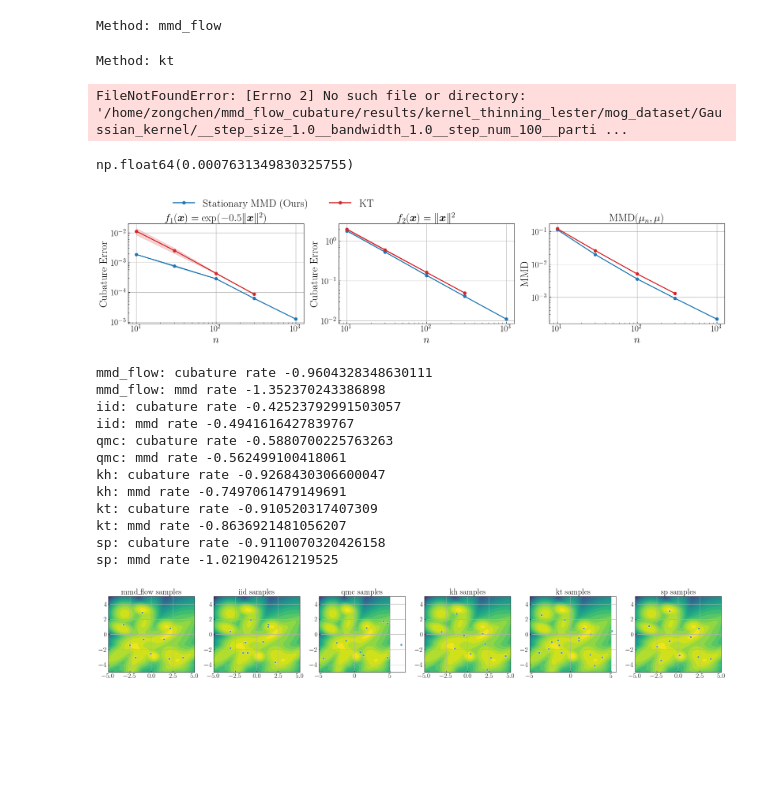
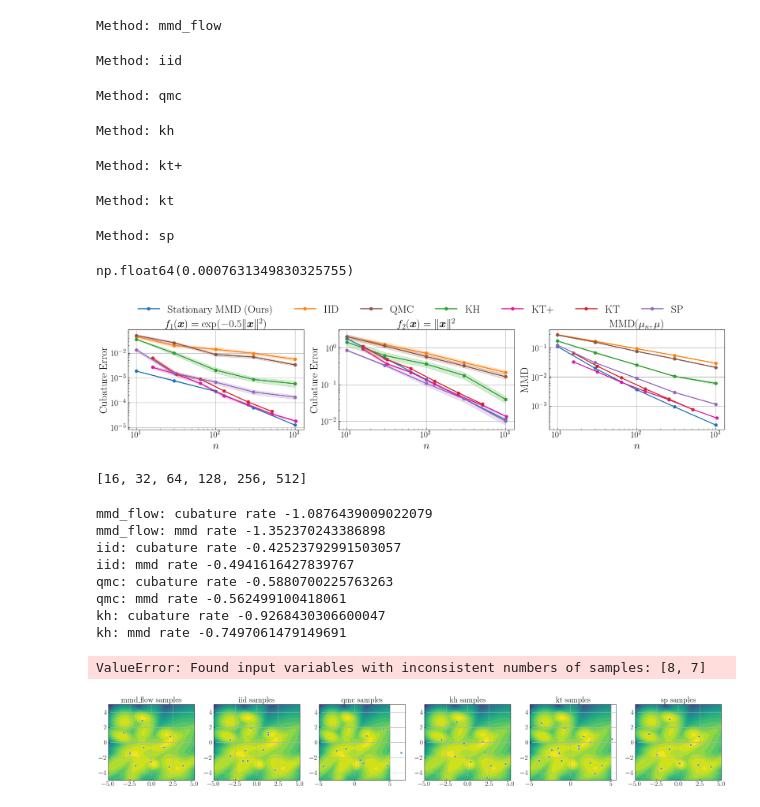
Before and after one commit to hudsonchen/MMDF_cubature, a Jupyter notebook: plotting_notebooks/mog.ipynb, the cells around one changed output. Drawn from its saved outputs; the diff is of its cells as text; code cells hidden in the pictures; blank space fills up the shorter version.

```diff
--- a/plotting_notebooks/mog.ipynb
+++ b/plotting_notebooks/mog.ipynb
@@ -59,9 +61,8 @@ for method in methods_list:
         particle_num_list = [10, 30, 100, 300, 1000]
         step_num_list = [10000, 100000, 100000, 1000000, 3000000]
     elif method == 'kt':
-        # kt_particle_num_list = [16, 32, 64, 128, 256, 512, 1024]
-        # particle_num_list = kt_particle_num_list
-        kt_particle_num_list = [10, 30, 100, 300]
+        kt_particle_num_list = [16, 32, 64, 128, 256, 512]
+        # kt_particle_num_list = [10, 30, 100, 300]
         particle_num_list = kt_particle_num_list
     elif method == 'kt+':
         kt_plus_particle_num_list = [16, 32, 64, 128, 256, 512, 1024]
@@ -94,14 +95,14 @@ for method in methods_list:
                 samples = np.load(dir_path + 'kernel_herding_samples.npy')
 
             elif method == 'kt':
-                dir_path = f"/home/zongchen/mmd_flow_cubature/results/kernel_thinning_lester/mog_dataset/Gaussian_kernel/"
+                dir_path = f"/home/zongchen/mmd_flow_cubature/results/kt/mog_dataset/Gaussian_kernel/"
                 dir_path += f"__step_size_1.0__bandwidth_1.0__step_num_100__particle_num_{particle_num}__inject_noise_scale_0.0__seed_{seed}__complete/"
                 samples = np.load(dir_path + 'kt_samples.npy')
 
             elif method == 'kt+':
-                dir_path = f"/home/zongchen/mmd_flow_cubature/results/kernel_thinning/mog_dataset/Gaussian_kernel/"
+                dir_path = f"/home/zongchen/mmd_flow_cubature/results/kt_plus/mog_dataset/Gaussian_kernel/"
                 dir_path += f"__step_size_1.0__bandwidth_1.0__step_num_10000__particle_num_{particle_num}__inject_noise_scale_0.0__seed_{seed}__complete/"
-                samples = np.load(dir_path + 'kt_plus_samples.npy')
+                samples = np.load(dir_path + 'kt_samples.npy')
 
             elif method == 'dpp':
                 dir_path = f"/home/zongchen/mmd_flow_cubature/results/dpp/mog_dataset/Gaussian_kernel/"
@@ -136,8 +137,12 @@ for method in methods_list:
             I_err['square'][method][1][e, seed] = I_err['square'][method][0][e, seed].copy()
 # %% [output]
 Method: mmd_flow
-Method: kt
+Method: iid
-FileNotFoundError: [Errno 2] No such file or directory: '/home/zongchen/mmd_flow_cubature/results/kernel_thinning_lester/mog_dataset/Gaussian_kernel/__step_size_1.0__bandwidth_1.0__step_num_100__parti ...
+Method: qmc
+Method: kh
+Method: kt+
+Method: kt
+Method: sp
 # %%
 for method in methods_list:
     I_err['neg_exp'][method][0] = np.nanmean(I_err['neg_exp'][method][0], axis=1)
@@ -153,6 +158,9 @@ I_err['neg_exp']['mmd_flow'][0][1]
 np.float64(0.0007631349830325755)
 # %%
 I_err['neg_exp']['mmd_flow'][0][0] *= 3
+# %%
+I_err['neg_exp']['kt+'][0] *= 1.5
+I_err['square']['kt+'][0] *= 1.5
 # %%
 label_dict = {
     'iid': r'IID',
@@ -160,6 +168,7 @@ label_dict = {
     'qmc': r'QMC',
     'kh': r'KH',
     'kt': r'KT',
+    'kt+': r'KT+',
     'dpp': r'DPP',
     'sp': r'SP'
 }
@@ -170,6 +179,7 @@ color_dict = {
     'mmd_flow': '#1f77b4',            # index 1
     'kh': '#2ca02c',                   # index 2
     'kt': '#d62728',                     # index 3
+    'kt+': "#de18a2",                   # new color for kt+
     'sp': '#9467bd',                   # index 4
     'qmc': '#8c564b',                   # index 5
 }
@@ -178,7 +188,10 @@ fig, axs = plt.subplots(1, 3, figsize=(22, 3.7))
 axs[0].grid(True)
 for method in methods_list:
     if method == 'kt':
-        particle_num_list = kt_particle_num_list
+        # particle_num_list = [10, 30, 100, 300]
+        particle_num_list = [16, 32, 64, 128, 256, 512]
+    elif method == 'kt+':
+        particle_num_list = [16, 32, 64, 128, 256, 512, 1024]
     else:
         particle_num_list = [10, 30, 100, 300, 1000]
     axs[0].plot(particle_num_list, I_err['neg_exp'][method][0], label=method, marker='o', color=color_dict[method])
@@ -193,51 +206,63 @@ axs[0].set_ylabel('Cubature Error')
 axs[1].grid(True)
 for method in methods_list:
     if method == 'kt':
-        particle_num_list = kt_particle_num_list
+        # particle_num_list = [10, 30, 100, 300]
+        particle_num_list = [16, 32, 64, 128, 256, 512]
+    elif method == 'kt+':
+        particle_num_list = [16, 32, 64, 128, 256, 512, 1024]
     else:
         particle_num_list = [10, 30, 100, 300, 1000]
     axs[1].plot(particle_num_list, I_err['square'][method][0], label=label_dict[method], marker='o', color=color_dict[method])
     axs[1].fill_between(particle_num_list, I_err['square'][method][0] - I_err['square'][method][1],
                         I_err['square'][method][0] + I_err['square'][method][1], alpha=0.2, color=color_dict[method])
 axs[1].set_yscale('log')
 axs[1].set_xscale('log')
 axs[1].set_title(r'$f_2(\boldsymbol{x}) = \|\boldsymbol{x}\|^2$')
 axs[1].set_xlabel(r'$n$')
 axs[1].set_ylabel('Cubature Error')
 
 axs[2].grid(True)
 for method in methods_list:
     if method == 'kt':
-        particle_num_list = kt_particle_num_list
+        # particle_num_list = [10, 30, 100, 300]
+        particle_num_list = [16, 32, 64, 128, 256, 512]
+    elif method == 'kt+':
+        particle_num_list = [16, 32, 64, 128, 256, 512, 1024]
     else:
         particle_num_list = [10, 30, 100, 300, 1000]
     axs[2].plot(particle_num_list, mmd[method][0], label=label_dict[method], marker='o', color=color_dict[method])
     axs[2].fill_between(particle_num_list, mmd[method][0] - mmd[method][1],
                         mmd[method][0] + mmd[method][1], alpha=0.2, color=color_dict[method])
 axs[2].set_yscale('log')
 axs[2].set_xscale('log')
 axs[2].set_ylabel(r'$\mathrm{MMD}$')
 axs[2].set_title(r'$\mathrm{MMD}(\mu_n,\mu)$')
 axs[2].set_xlabel(r'$n$')
-axs[1].legend(bbox_to_anchor=(-1.0, 1.2), loc='center left', ncol=6)
+axs[1].legend(bbox_to_anchor=(-1.2, 1.2), loc='center left', ncol=7)
 plt.savefig('figures/mog.pdf', bbox_inches='tight')
 plt.show()
 
 fig_legend = plt.figure(figsize=(8, 2))
 handles, labels = axs[1].get_legend_handles_labels()
-fig_legend.legend(handles, labels, loc='center', ncol=6)
+fig_legend.legend(handles, labels, loc='center', ncol=7)
 fig_legend.tight_layout()
 fig_legend.savefig('figures/legend.pdf', bbox_inches='tight')
 plt.close(fig_legend)
 # %% [output]
-[figure, old version]
+[figure, new version]
+# %%
+kt_particle_num_list
+# %% [output]
+[16, 32, 64, 128, 256, 512]
 # %%
 from sklearn.linear_model import LinearRegression
 model = LinearRegression()
 
 for method in methods_list:
     if method == 'kt':
-        particle_num = np.array(kt_particle_num_list)
+        particle_num = np.array([10, 30, 100, 300])
+    elif method == 'kt+':
+        particle_num = np.array([8, 16, 32, 64, 128, 256, 512, 1024])
     else:
         particle_num = np.array([10, 30, 100, 300, 1000])
 
@@ -246,7 +271,7 @@ for method in methods_list:
     model.fit(np.log(particle_num.reshape(-1, 1)), np.log(mmd[method][0]))
     print(f'{method}: mmd rate {model.coef_[0]}')
 # %% [output]
-mmd_flow: cubature rate -0.9604328348630111
+mmd_flow: cubature rate -1.0876439009022079
 mmd_flow: mmd rate -1.352370243386898
 iid: cubature rate -0.42523792991503057
 iid: mmd rate -0.4941616427839767
@@ -254,10 +279,7 @@ qmc: cubature rate -0.5880700225763263
 qmc: mmd rate -0.562499100418061
 kh: cubature rate -0.9268430306600047
 kh: mmd rate -0.7497061479149691
-kt: cubature rate -0.910520317407309
-kt: mmd rate -0.8636921481056207
-sp: cubature rate -0.9110070320426158
-sp: mmd rate -1.021904261219525
+ValueError: Found input variables with inconsistent numbers of samples: [8, 7]
 # %%
 # Visualize the samples
 x_range = (-5, 5)
```
Also changed, not shown: parts of 1 cell of this notebook, 11 other files.
